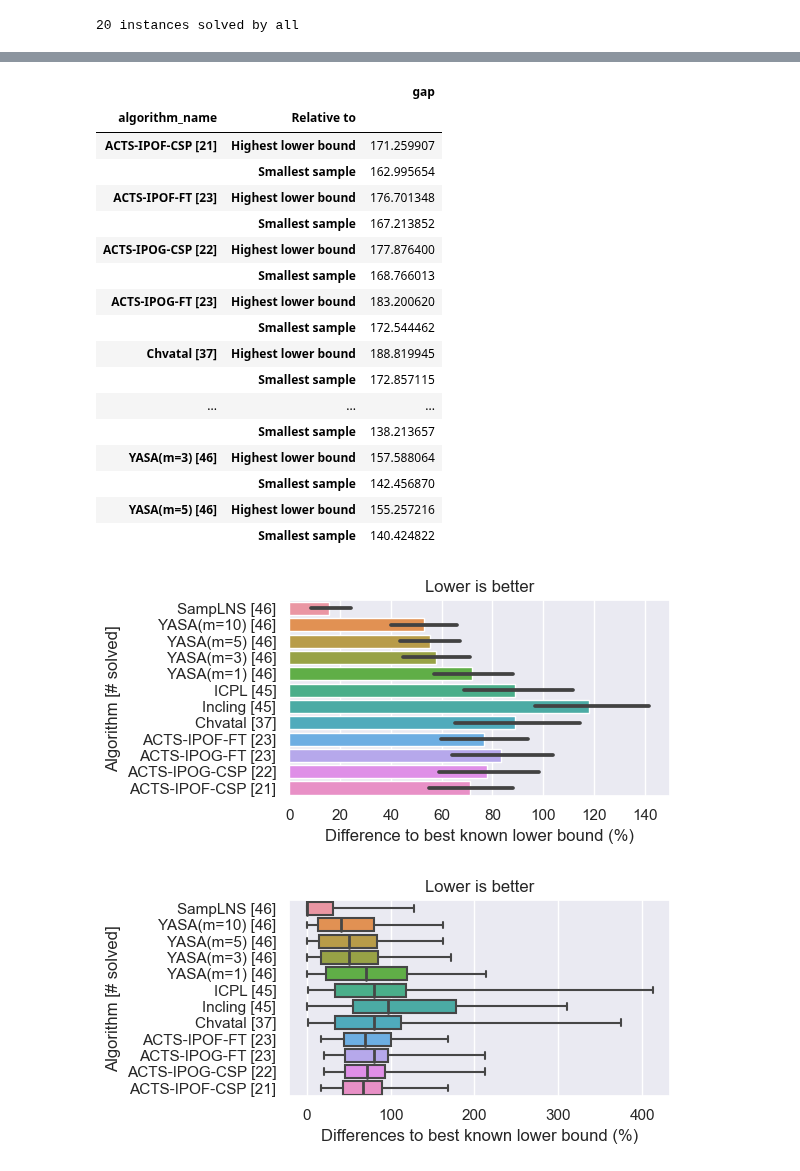
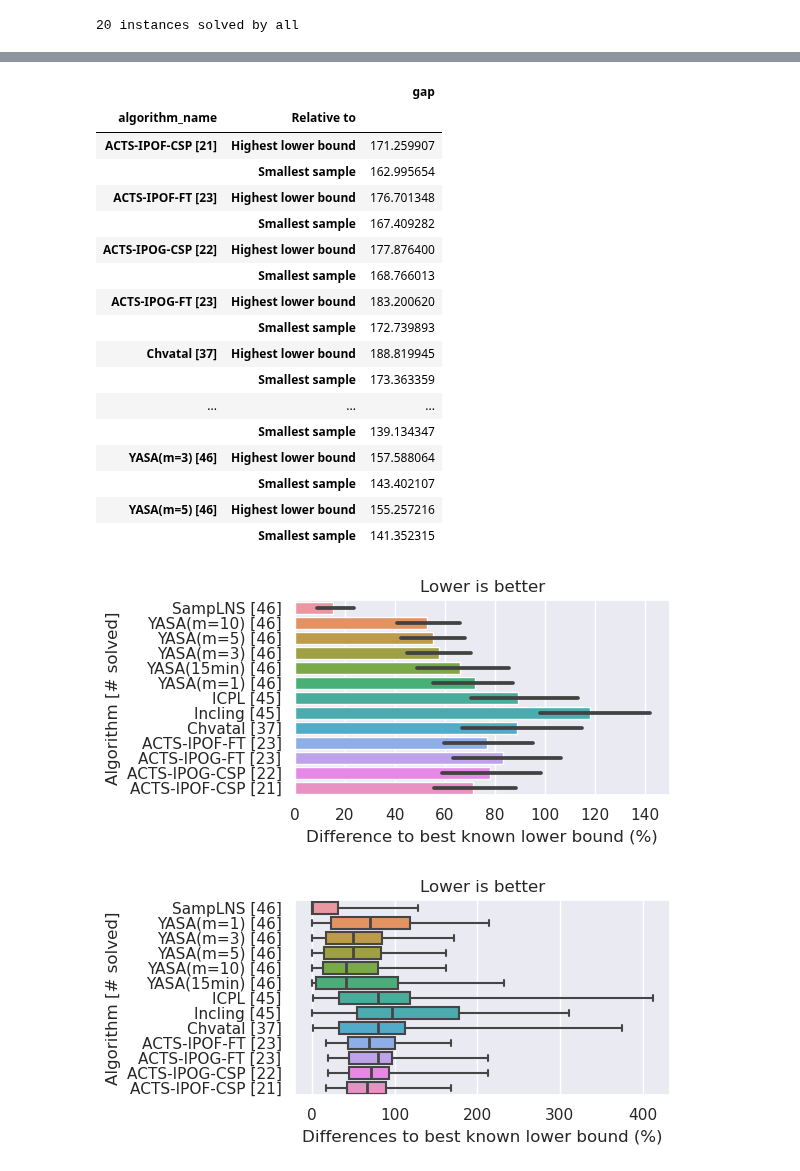
Before and after one commit to tubs-alg/SampLNS, a Jupyter notebook: evaluation/01_samplns_2023-08-19/07_lower_bound_gap.ipynb, the cells around one changed output, grey strips where cells are left out. Saved outputs shown, nothing was run; the diff lists cells and outputs as text; code cells hidden in the pictures.

```diff
--- a/evaluation/01_samplns_2023-08-19/07_lower_bound_gap.ipynb
+++ b/evaluation/01_samplns_2023-08-19/07_lower_bound_gap.ipynb
@@ -281,6 +282,7 @@ algorithm_selection = [
     "FIDE-YASA(m=3)",
     "FIDE-YASA(m=5)",
     "FIDE-YASA(m=10)",
+    "FIDE-YASA(15min)",
     "ACTS-IPOG-FT",
     "ACTS-IPOG-CSP",
     "ACTS-IPOF-FT",
@@ -445,19 +449,19 @@ t.groupby(["algorithm_name", "Relative to"])[["gap"]].mean()
 | ACTS-IPOF-CSP [21] | Highest lower bound | 171.259907 |
 |  | Smallest sample | 162.995654 |
 | ACTS-IPOF-FT [23] | Highest lower bound | 176.701348 |
-|  | Smallest sample | 167.213852 |
+|  | Smallest sample | 167.409282 |
 | ACTS-IPOG-CSP [22] | Highest lower bound | 177.876400 |
 |  | Smallest sample | 168.766013 |
 | ACTS-IPOG-FT [23] | Highest lower bound | 183.200620 |
-|  | Smallest sample | 172.544462 |
+|  | Smallest sample | 172.739893 |
 | Chvatal [37] | Highest lower bound | 188.819945 |
-|  | Smallest sample | 172.857115 |
+|  | Smallest sample | 173.363359 |
 | ... | ... | ... |
-|  | Smallest sample | 138.213657 |
+|  | Smallest sample | 139.134347 |
 | YASA(m=3) [46] | Highest lower bound | 157.588064 |
-|  | Smallest sample | 142.456870 |
+|  | Smallest sample | 143.402107 |
 | YASA(m=5) [46] | Highest lower bound | 155.257216 |
-|  | Smallest sample | 140.424822 |
+|  | Smallest sample | 141.352315 |
 # %%
 import matplotlib.pyplot as plt
 import seaborn as sns
@@ -513,7 +517,7 @@ plt.tight_layout()
 plt.savefig("./OUTPUT/07_lower_bound_gap.pdf")
 plt.show()
 # %% [output]
-[figure, old version]
+[figure, new version]
 # %%
 t = gaps[gaps["algorithm_name"].isin(algorithm_selection)].copy()
 t = t[t["Instances"] == "Ignore unsolved"]
@@ -536,36 +540,36 @@ t = t.merge(t_, on="algorithm_name")
 
 
 def order_algs(alg_name):
     if alg_name.startswith("SampLNS"):
         return (0, len(alg_name), alg_name)
     if alg_name.startswith("YASA"):
         return (1, len(alg_name), alg_name)
     if alg_name.startswith("ACTS"):
         return (3, len(alg_name), alg_name)
-    return (2, len(alg_name), alg_name)
+    return (2, 0, "alg_name")
 
 
 t["sort"] = t["algorithm_name"].apply(order_algs)
 # t.sort_values(by="sort", inplace=True)
 t.sort_values(
-    by=["num_instance_solved_by_alg", "gap_mean_of_alg"],
+    by=["num_instance_solved_by_alg", "sort"],
     inplace=True,
     ascending=(False, True),
 )
 
 plt.title("Lower is better")
 sns.boxplot(
     data=t, y="algorithm_name", x="gap", medianprops={"linewidth": 2.0}, whis=(0, 100)
 )
 plt.xlabel("Differences to best known lower bound (%)")
 plt.ylabel("Algorithm [# solved]")
 # plt.legend(loc="lower right", title="Evaluation method")
 # plt.xlim(0, 140)
 plt.tight_layout()
 plt.savefig("./OUTPUT/07_lower_bound_gap_boxplot.pdf")
 plt.show()
 # %% [output]
-[figure, old version]
+[figure, new version]
 # %%
 t.groupby(["algorithm_name"])[["gap"]].quantile(0.25)
 # %% [output]
```
Also changed, not shown: parts of 15 cells of this notebook, 15 other files.
